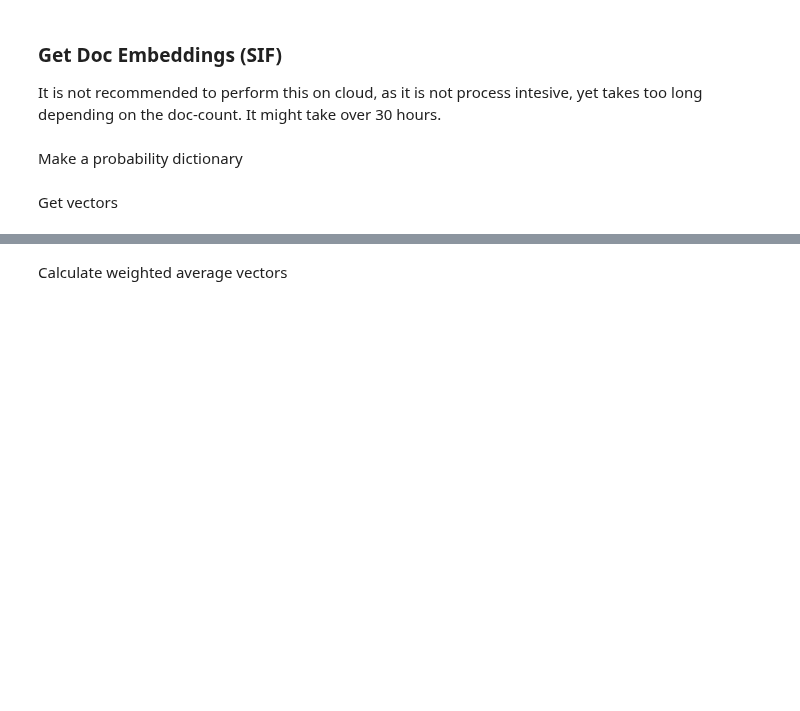
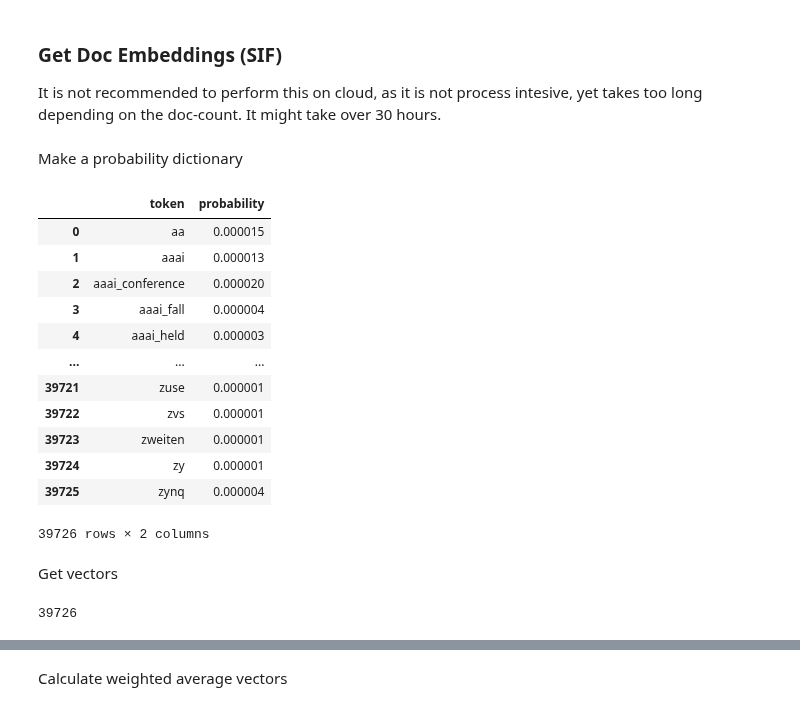
Before and after one commit to sahandv/science_science, a Jupyter notebook: FastText_embedding-local.ipynb, the cells around one changed output, grey strips where cells are left out. Saved outputs shown, nothing was run; the diff lists cells and outputs as text; code cells hidden in the pictures; blank space fills up the shorter version.

```diff
--- a/FastText_embedding-local.ipynb
+++ b/FastText_embedding-local.ipynb
@@ -110,7 +55,7 @@ np.random.seed(50)
 # %% [markdown]
 ### Load Corpus
 # %%
-period = '1990-2018'
+period = '2017-2018'
 percentile = 97
 # %% [markdown]
 #### Option A - Load corpus
@@ -367,10 +330,36 @@ corpus_tokens_probabilities.columns = ['probability','token']
 corpus_tokens_probabilities = corpus_tokens_probabilities.groupby('token').mean()
 corpus_tokens_probabilities = corpus_tokens_probabilities.reset_index()
 corpus_tokens_probabilities.columns = ['token','probability']
+# %%
+corpus_tokens_probabilities
+# %% [output]
+|  | token | probability |
+| 0 | aa | 0.000015 |
+| 1 | aaai | 0.000013 |
+| 2 | aaai_conference | 0.000020 |
+| 3 | aaai_fall | 0.000004 |
+| 4 | aaai_held | 0.000003 |
+| ... | ... | ... |
+| 39721 | zuse | 0.000001 |
+| 39722 | zvs | 0.000001 |
+| 39723 | zweiten | 0.000001 |
+| 39724 | zy | 0.000001 |
+| 39725 | zynq | 0.000004 |
+39726 rows × 2 columns
 # %% [markdown]
 Get vectors
 # %%
 vectors = []
 for token in tqdm(corpus_tokens_probabilities['token'],total=corpus_tokens_probabilities.shape[0]):
-    vectors.append(model.wv[token])
+    phrase = token.replace("_", " ")
+    phrase = phrase.lower().strip()
+    phrase = phrase.split()
+    gram_vecs = []
+    for gram in phrase:
+        gram_vecs.append(model.wv[gram])
+    phrase_vec = np.array(gram_vecs).mean(axis=0)
+    vectors.append(phrase_vec)
 corpus_tokens_probabilities['vector'] = vectors
+len(corpus_tokens_probabilities)
+# %% [output]
+39726
```
Also changed, not shown: parts of 19 cells of this notebook.
